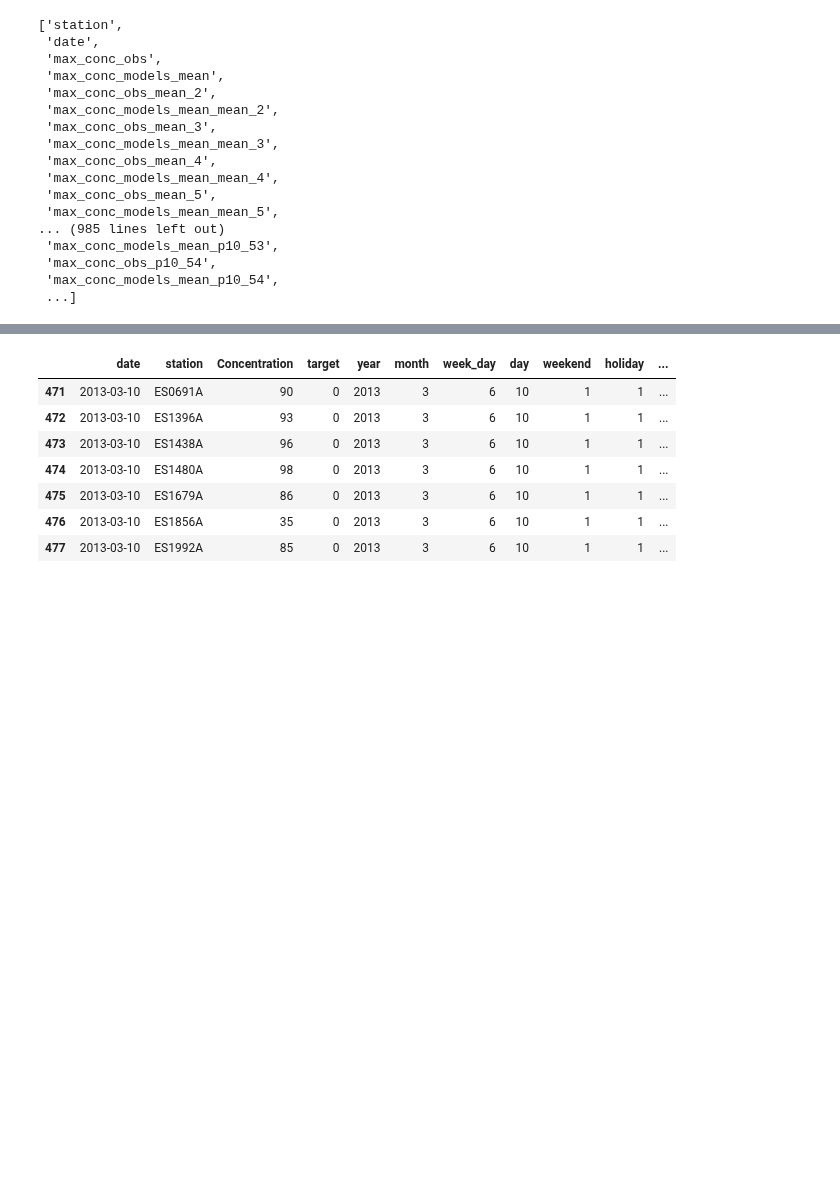
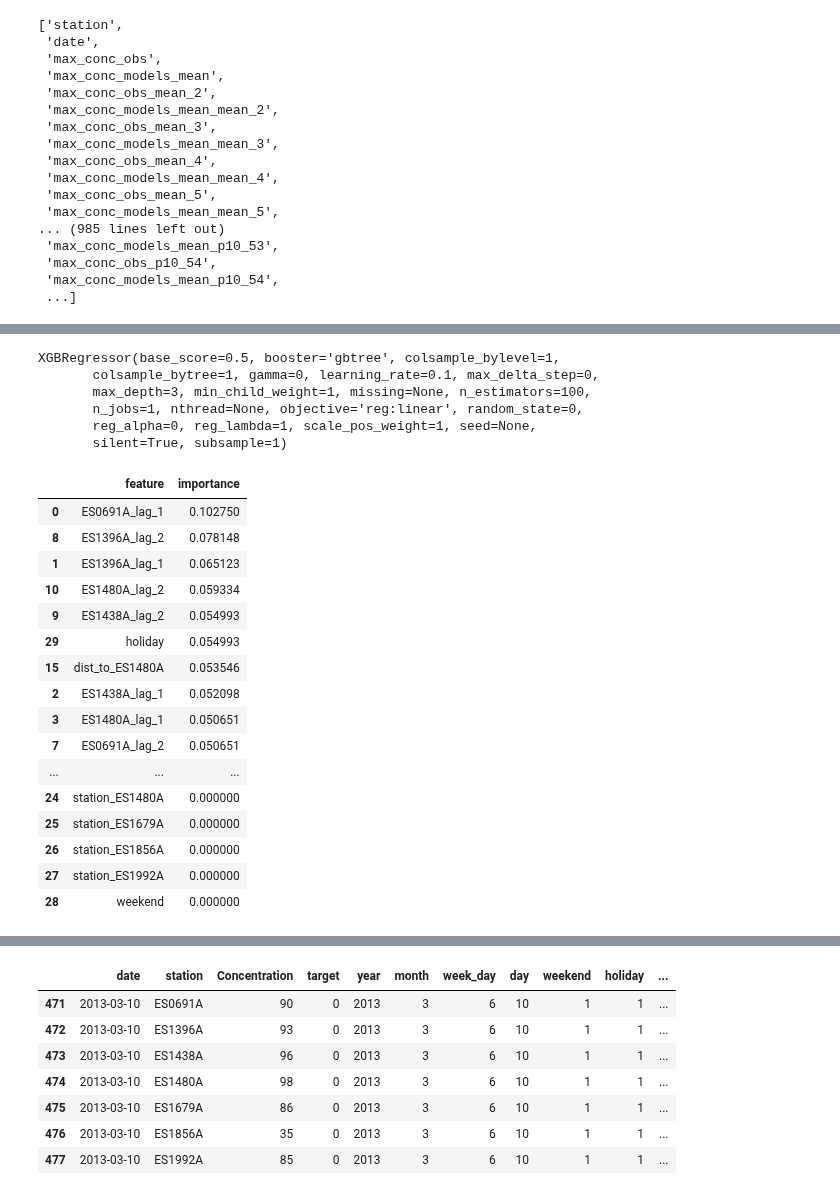
Before and after one commit to javiermas/BCNAirQualityDatathon, a Jupyter notebook: notebooks/Roger - V1.ipynb, the cells around one changed output, grey strips where cells are left out. Drawn from its saved outputs; the diff is of its cells as text; code cells hidden in the pictures; blank space fills up the shorter version.

```diff
--- a/notebooks/Roger - V1.ipynb
+++ b/notebooks/Roger - V1.ipynb
@@ -284,0 +322,3 @@ list(data_roll_day_conc_obs.columns)
+# %%
+cols = list(daily_targets.filter(regex='ES').columns)
+cols += ['weekend', 'holiday', 'month', 'week_day']
@@ -284,0 +339,12 @@ list(data_roll_day_conc_obs.columns)
+# %%
+train = daily_targets[daily_targets['date'] < datetime.date(2015,1,1)]
+test = daily_targets[daily_targets['date'] >= datetime.date(2014,6,1)]
+# %%
+model.fit(train[cols], train['concentration'])
+# %% [output]
+XGBRegressor(base_score=0.5, booster='gbtree', colsample_bylevel=1,
+       colsample_bytree=1, gamma=0, learning_rate=0.1, max_delta_step=0,
+       max_depth=3, min_child_weight=1, missing=None, n_estimators=100,
+       n_jobs=1, nthread=None, objective='reg:linear', random_state=0,
+       reg_alpha=0, reg_lambda=1, scale_pos_weight=1, seed=None,
+       silent=True, subsample=1)
@@ -285,2 +353,24 @@ list(data_roll_day_conc_obs.columns)
+# %%
+feat_importance = pd.DataFrame({'feature': cols, 'importance':model.feature_importances_})
+# %%
+feat_importance.sort_values('importance', ascending=False)
+# %% [output]
+|  | feature | importance |
+| 0 | ES0691A_lag_1 | 0.102750 |
+| 8 | ES1396A_lag_2 | 0.078148 |
+| 1 | ES1396A_lag_1 | 0.065123 |
+| 10 | ES1480A_lag_2 | 0.059334 |
+| 9 | ES1438A_lag_2 | 0.054993 |
+| 29 | holiday | 0.054993 |
+| 15 | dist_to_ES1480A | 0.053546 |
+| 2 | ES1438A_lag_1 | 0.052098 |
+| 3 | ES1480A_lag_1 | 0.050651 |
+| 7 | ES0691A_lag_2 | 0.050651 |
+| ... | ... | ... |
+| 24 | station_ES1480A | 0.000000 |
+| 25 | station_ES1679A | 0.000000 |
+| 26 | station_ES1856A | 0.000000 |
+| 27 | station_ES1992A | 0.000000 |
+| 28 | weekend | 0.000000 |
 # %%
 pred = model.predict(data.loc[data['date'] == date, cols_fit])
```
Also changed, not shown: parts of 37 cells of this notebook, 5 other files.
